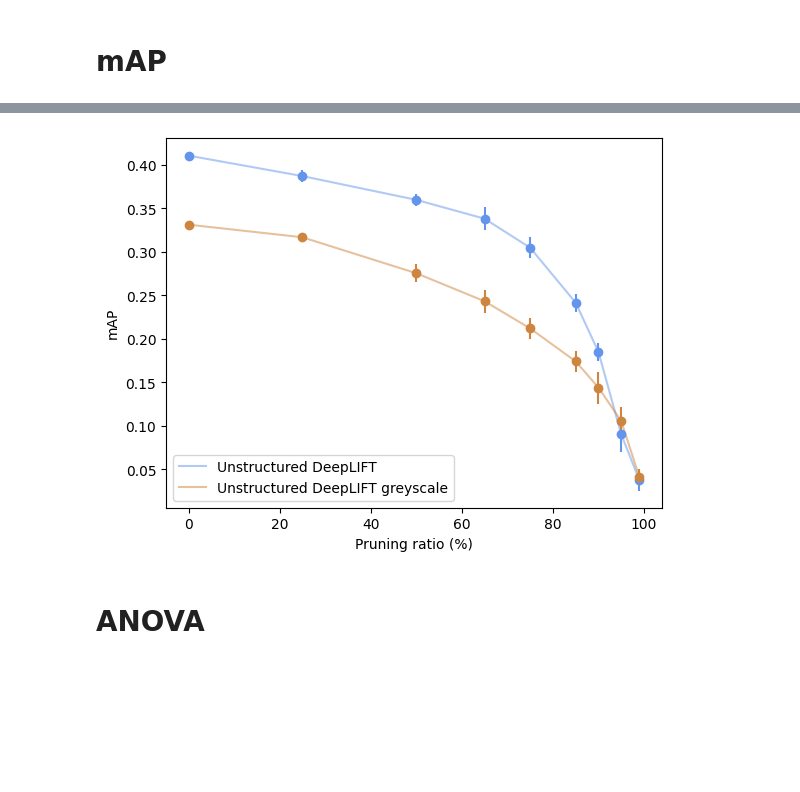
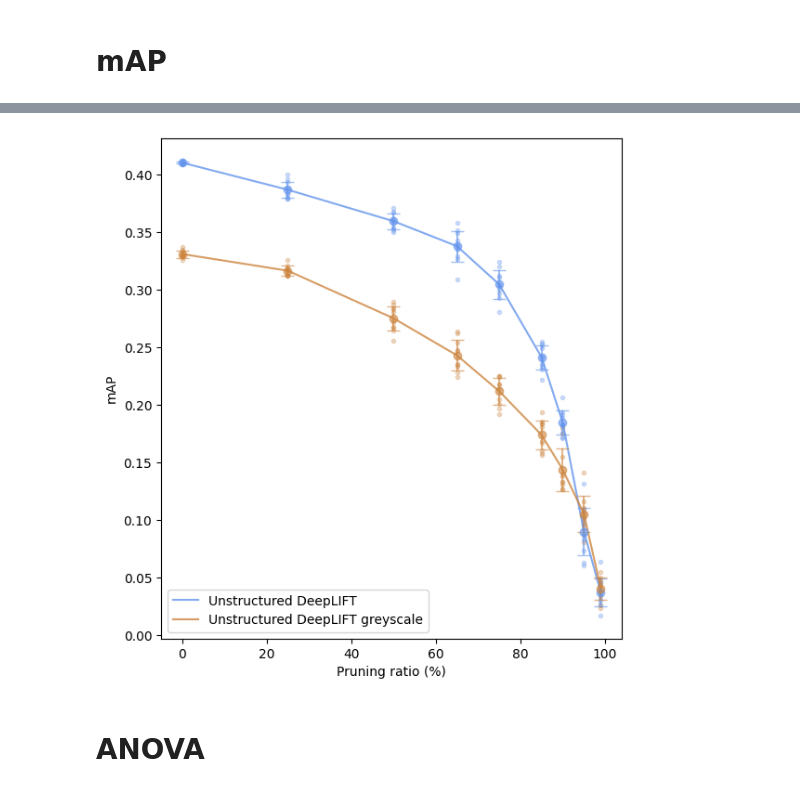
Before and after one commit to maxinimize/Efficient-Robust-Object-Detection, a Jupyter notebook: plot.ipynb, the cells around one changed output, grey strips where cells are left out. Drawn from its saved outputs; the diff is of its cells as text; code cells hidden in the pictures; blank space fills up the shorter version.

```diff
--- a/plot.ipynb
+++ b/plot.ipynb
@@ -98,21 +117,23 @@ plt.show()
 # %%
-plt.plot(pruning_ratio,unstructured_deeplift_mean, "cornflowerblue", alpha=0.5, label='Unstructured DeepLIFT') # the line
-plt.errorbar(pruning_ratio, unstructured_deeplift_mean, unstructured_deeplift_stddev, linestyle='None', marker='o', color="cornflowerblue", ecolor="cornflowerblue", alpha=1) # error bars + dot
-# for i, ratio in enumerate(pruning_ratio): # scatter of actual points
-#     plt.scatter([ratio] * len(unstructured_deeplift[i]), unstructured_deeplift[i], c="cornflowerblue", marker='.', alpha=0.5, label=f'Pruning Ratio {ratio:.2f}')
+plt.figure().set_figheight(7)
 
-plt.plot(pruning_ratio,unstructured_deeplift_greyscale_mean, "peru", alpha=0.5, label='Unstructured DeepLIFT greyscale')
-plt.errorbar(pruning_ratio, unstructured_deeplift_greyscale_mean, unstructured_deeplift_greyscale_stddev, linestyle='None', marker='o', color="peru", ecolor="peru", alpha=1)
-# for i, ratio in enumerate(pruning_ratio):
-#     plt.scatter([ratio] * len(unstructured_deeplift_greyscale[i]), unstructured_deeplift_greyscale[i], c="peru", marker='.', label=f'Pruning Ratio {ratio:.2f}')
+plt.plot(pruning_ratio,unstructured_deeplift_mean, "cornflowerblue", alpha=0.8, label='Unstructured DeepLIFT') # the line
+plt.errorbar(pruning_ratio, unstructured_deeplift_mean, unstructured_deeplift_stddev, linestyle='None', marker='o', color="cornflowerblue", ecolor="cornflowerblue", alpha=0.6, capsize=5)
+for i, ratio in enumerate(pruning_ratio):
+    plt.scatter([ratio] * len(unstructured_deeplift[i]), unstructured_deeplift[i], c="cornflowerblue", marker='.', alpha=0.3 )
+
+plt.plot(pruning_ratio,unstructured_deeplift_greyscale_mean, "peru", alpha=0.8, label='Unstructured DeepLIFT greyscale')
+plt.errorbar(pruning_ratio, unstructured_deeplift_greyscale_mean, unstructured_deeplift_greyscale_stddev, linestyle='None', marker='o', color="peru", ecolor="peru", alpha=0.6, capsize=5)
+for i, ratio in enumerate(pruning_ratio):
+    plt.scatter([ratio] * len(unstructured_deeplift_greyscale[i]), unstructured_deeplift_greyscale[i], c="peru", marker='.', alpha=0.3 )
 
 # plt.title("mAP vs Pruning rate")
 plt.xlabel("Pruning ratio (%)")
 plt.ylabel("mAP")
-plt.legend()
+plt.legend(loc="lower left")
 plt.show()
 # %% [output]
-[figure, old version]
+[figure, new version]
 # %% [markdown]
 # ANOVA
 # %%
```
Also changed, not shown: parts of 13 cells of this notebook, 14 other files.
